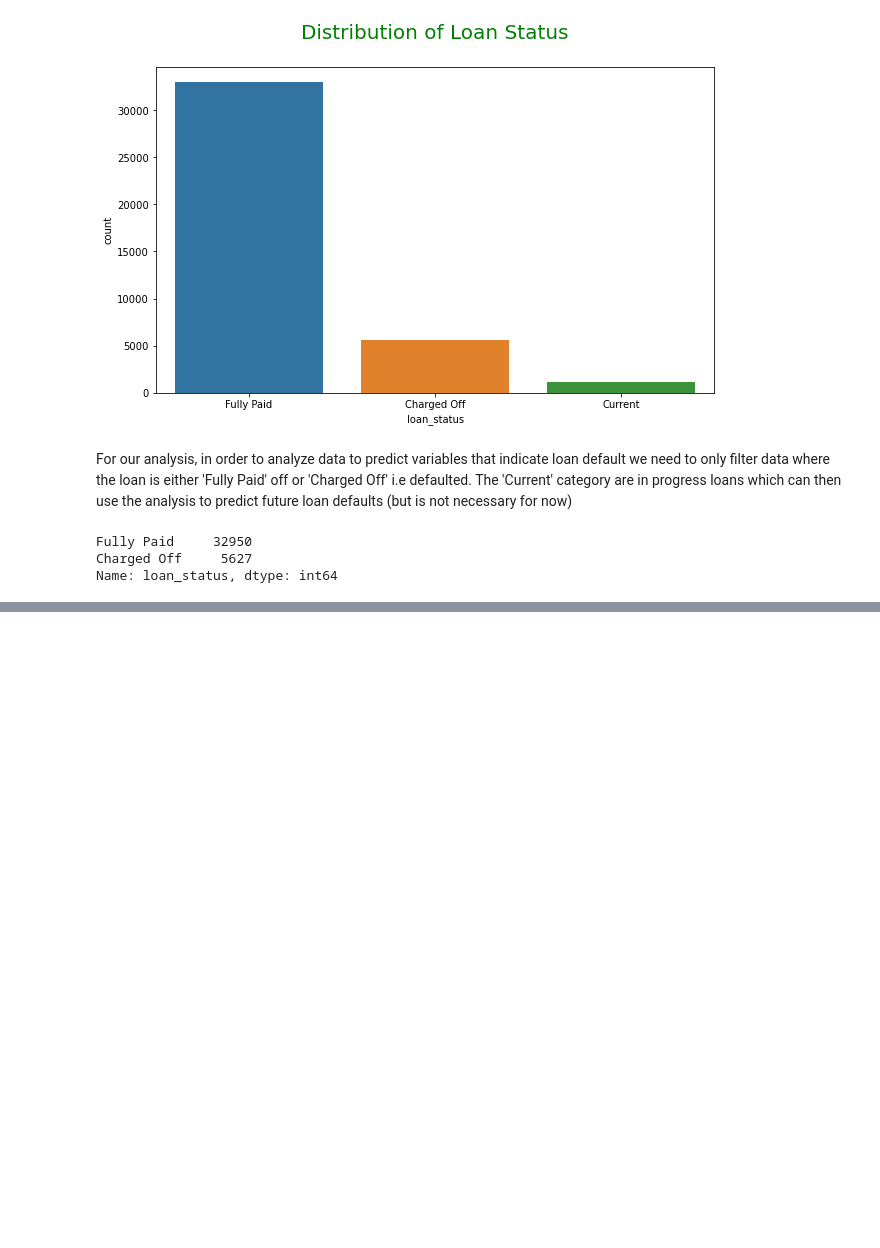
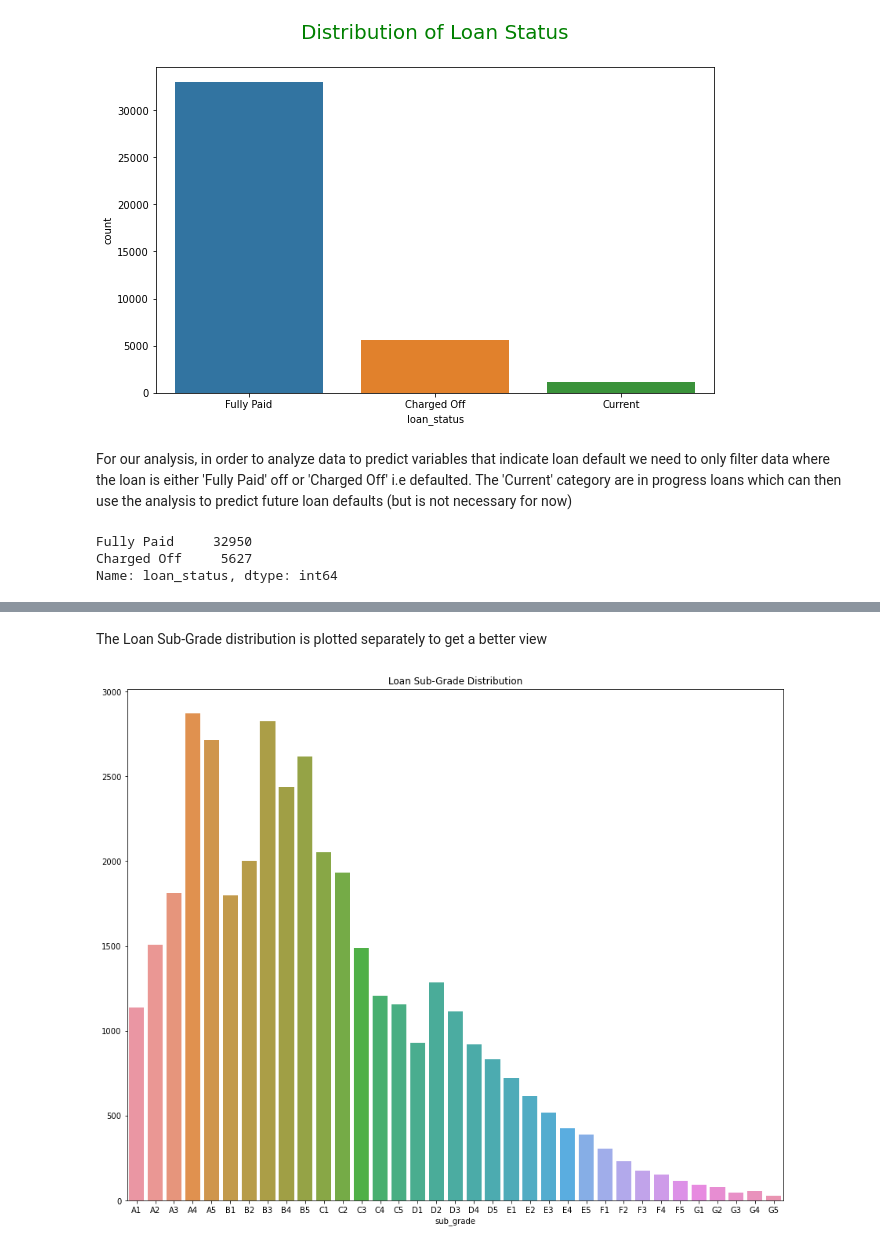
Before and after one commit to abym-droid/upgrad-lending-club-case-study, a Jupyter notebook: Abhishek_Mukherjee.ipynb, the cells around one changed output, grey strips where cells are left out. Saved outputs shown, nothing was run; the diff lists cells and outputs as text; code cells hidden in the pictures; blank space fills up the shorter version.

```diff
--- a/Abhishek_Mukherjee.ipynb
+++ b/Abhishek_Mukherjee.ipynb
@@ -406,0 +422,9 @@ plt.show()
+# %% [markdown]
+The Loan Sub-Grade distribution is plotted separately to get a better view
+# %%
+plt.figure(figsize=(15, 12))
+sns.countplot(data=loan_df_filtered, x='sub_grade', order=sorted(loan_df_filtered['sub_grade'].unique())).set(ylabel=None)
+plt.title('Loan Sub-Grade Distribution')
+plt.show()
+# %% [output]
+[figure, added]
```
Also changed, not shown: parts of 27 cells of this notebook.
